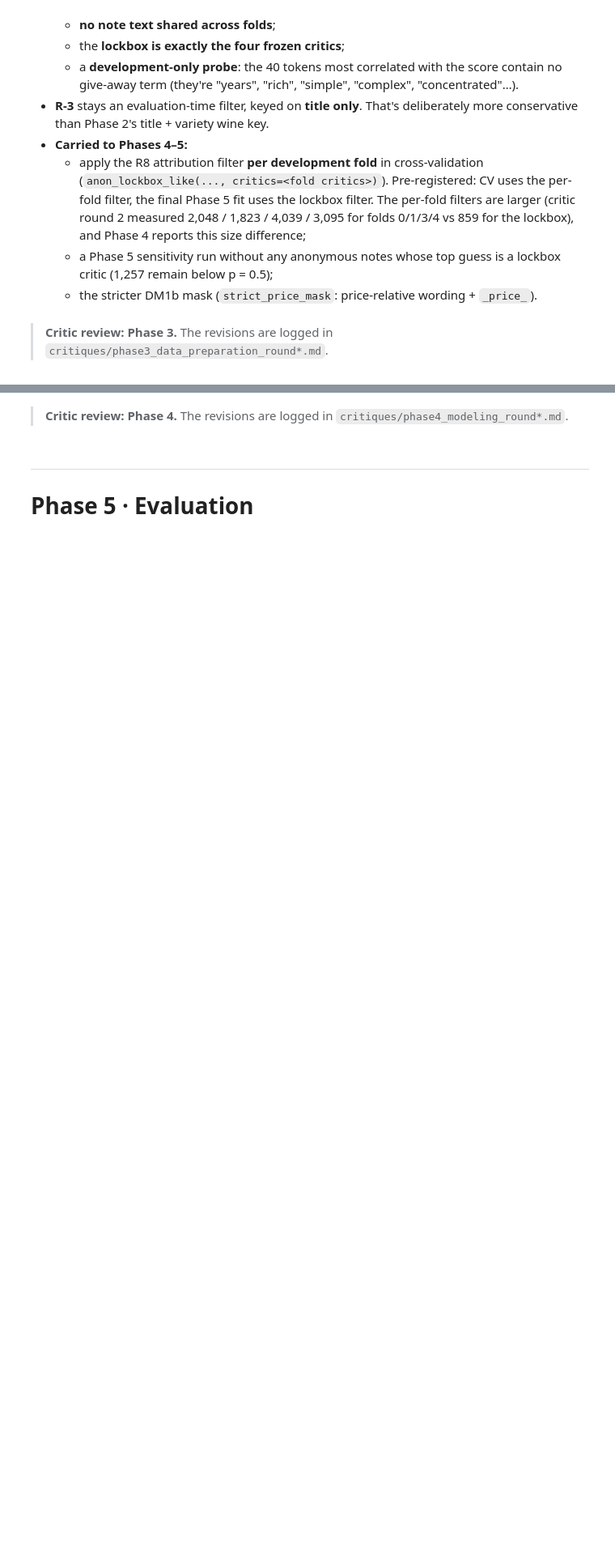
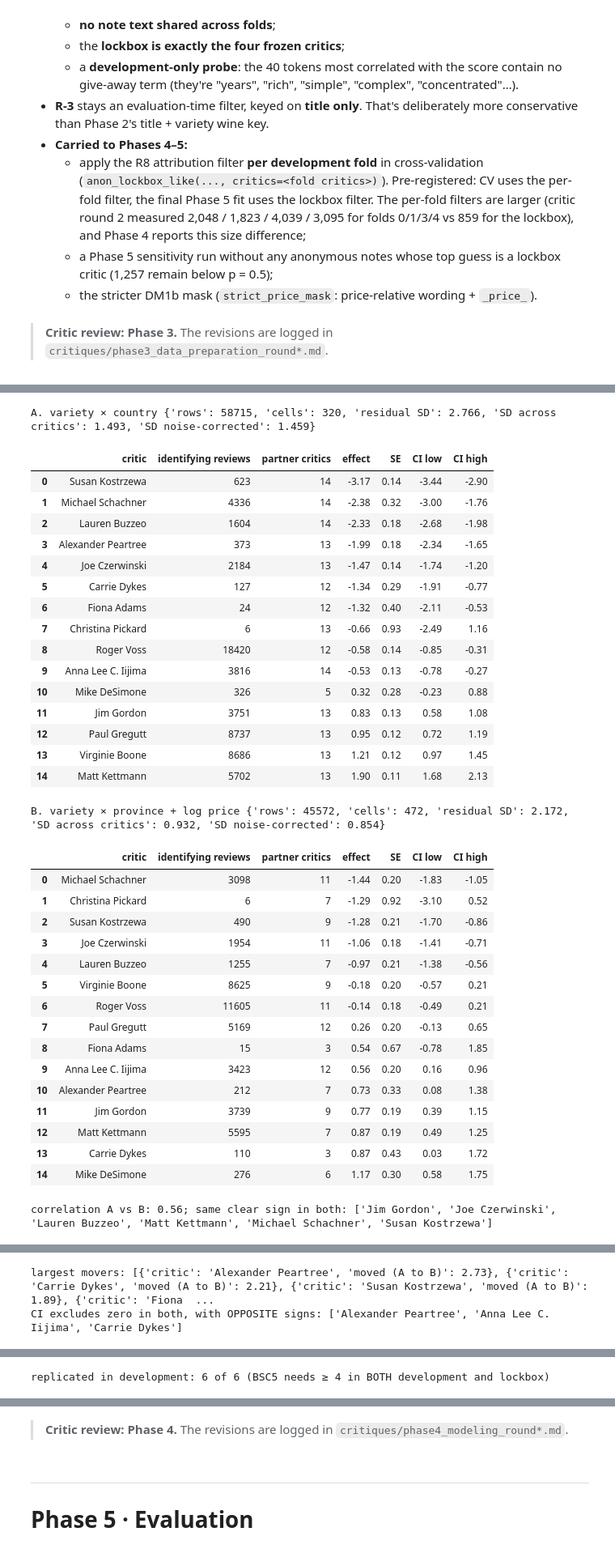
Before and after one commit to anita-agasaveeran/Assignment4, a Jupyter notebook: 01_CRISP-DM_Wine_Value/notebooks/CRISP_DM_Wine_Value.ipynb, the cells around one changed output, grey strips where cells are left out. Shown at 81% size. Drawn from its saved outputs; the diff is of its cells as text; code cells hidden in the pictures; blank space fills up the shorter version.

```diff
--- a/01_CRISP-DM_Wine_Value/notebooks/CRISP_DM_Wine_Value.ipynb
+++ b/01_CRISP-DM_Wine_Value/notebooks/CRISP_DM_Wine_Value.ipynb
@@ -1626,0 +2476,75 @@ model matrix (demo fit on 5,000 development reviews): 5,000 × 8,675 features
+# %%
+# 4.4h DM6 (§1.3): score ~ wine attributes + critic on all named development rows, one common baseline, CIs clustered by winery.
+# Only cells reviewed by two or more critics compare critics. The specification matters, so two are shown.
+from winevalue.insights import add_training_columns, critic_effects, critic_fixed_effects, hypothesis_tests
+dm6_a = critic_fixed_effects(dev_all)
+d6 = dev_all[dev_all["price"].notna()].assign(log_price=lambda x: np.log(x["price"]))
+dm6_b = critic_fixed_effects(d6, cell_keys=("variety", "province_model"), covariates=("log_price",))
+for label, t in [("A. variety × country", dm6_a), ("B. variety × province + log price", dm6_b)]:
+    print(label, {k: round(v, 3) for k, v in t.attrs.items()}); display(t.round(2))
+m6 = dm6_a.merge(dm6_b, on="critic", suffixes=(" A", " B"))
+m6["clear in both, same sign"] = (np.sign(m6["CI low A"]) == np.sign(m6["CI high A"])) & (np.sign(m6["CI low B"]) == np.sign(m6["CI high B"])) & (np.sign(m6["effect A"]) == np.sign(m6["effect B"]))
+print(f"correlation A vs B: {np.corrcoef(m6['effect A'], m6['effect B'])[0, 1]:.2f}; same clear sign in both: {sorted(m6.loc[m6['clear in both, same sign'], 'critic'])}")
+# Where the specification sensitivity comes from: add log price and province cells one at a time (same priced rows)
+d6v = {"A on priced rows": critic_fixed_effects(d6), "A + log price": critic_fixed_effects(d6, covariates=("log_price",)),
+       "variety × province cells": critic_fixed_effects(d6, cell_keys=("variety", "province_model")), "B (both)": dm6_b}
+ref = d6v["A on priced rows"].set_index("critic")["effect"]
+display(pd.DataFrame([{"variant": k, "SD across critics": v.attrs["SD across critics"], "r with A": np.corrcoef(ref.reindex(v["critic"]), v["effect"])[0, 1]}
+                      for k, v in d6v.items()]).set_index("variant").round(3))
+m6["moved (A to B)"] = (m6["effect B"] - m6["effect A"]).abs()
+flip = (np.sign(m6["CI low A"]) == np.sign(m6["CI high A"])) & (np.sign(m6["CI low B"]) == np.sign(m6["CI high B"])) & (np.sign(m6["effect A"]) != np.sign(m6["effect B"]))
+print("largest movers:", m6.nlargest(5, "moved (A to B)")[["critic", "moved (A to B)"]].round(2).to_dict("records"))
+print("CI excludes zero in both, with OPPOSITE signs:", sorted(m6.loc[flip, "critic"]))
+# H4 keeps its pre-registered statistic (separate from DM6), then the development half of BSC5 (H1-H6)
+ev_frame = pd.concat([add_training_columns(r["test"], r["train"]) for r in runs.values()])
+effects = critic_effects(ev_frame)
+display(effects.round(2))
+hyp_dev = hypothesis_tests(ev_frame)
+display(hyp_dev.drop(columns="statement").round(3))
+print(f"replicated in development: {int(hyp_dev['replicates'].sum())} of 6 (BSC5 needs ≥ {config.BSC5_MIN_REPLICATED} in BOTH development and lockbox)")
+# H5 by fold and within critic; H6 group sizes
+wr = ev_frame[ev_frame["in_value_pool"] & ev_frame["colour"].isin(["white", "red"])].assign(v=lambda x: x["points"] >= config.VALUE_MIN_POINTS)
+t5 = wr.pivot_table(index="fold", columns="colour", values="v", aggfunc="mean"); t5["white − red (pp)"] = 100 * (t5["white"] - t5["red"]); display(t5.round(3))
+c5 = wr.pivot_table(index="critic", columns="colour", values="v", aggfunc=["mean", "size"]).dropna()
+wt = c5[("size", "white")] + c5[("size", "red")]
+print(f"H5 review-weighted within-critic difference: {100 * np.average(c5[('mean', 'white')] - c5[('mean', 'red')], weights=wt):+.1f} pp")
+h5_seeds = pd.concat([hypothesis_tests(ev_frame, seed=s, which=("H5",)) for s in range(20)])
+print(f"H5 over 20 bootstrap seeds: LB {h5_seeds['90% LB'].min():.4f} to {h5_seeds['90% LB'].max():.4f}; replicates in {int(h5_seeds['replicates'].sum())} of 20")
+pool6 = ev_frame[ev_frame["in_value_pool"]]; strong = pool6["winery_track"] >= 89
+print(f"H6 strong-record group: {int(strong.sum())} of {len(pool6):,} wines ({strong.mean():.2%}); by fold {strong.groupby(pool6['fold']).sum().to_dict()}")
+# %% [output]
+A. variety × country {'rows': 58715, 'cells': 320, 'residual SD': 2.766, 'SD across critics': 1.493, 'SD noise-corrected': 1.459}
+|  | critic | identifying reviews | partner critics | effect | SE | CI low | CI high |
+| 0 | Susan Kostrzewa | 623 | 14 | -3.17 | 0.14 | -3.44 | -2.90 |
+| 1 | Michael Schachner | 4336 | 14 | -2.38 | 0.32 | -3.00 | -1.76 |
+| 2 | Lauren Buzzeo | 1604 | 14 | -2.33 | 0.18 | -2.68 | -1.98 |
+| 3 | Alexander Peartree | 373 | 13 | -1.99 | 0.18 | -2.34 | -1.65 |
+| 4 | Joe Czerwinski | 2184 | 13 | -1.47 | 0.14 | -1.74 | -1.20 |
+| 5 | Carrie Dykes | 127 | 12 | -1.34 | 0.29 | -1.91 | -0.77 |
+| 6 | Fiona Adams | 24 | 12 | -1.32 | 0.40 | -2.11 | -0.53 |
+| 7 | Christina Pickard | 6 | 13 | -0.66 | 0.93 | -2.49 | 1.16 |
+| 8 | Roger Voss | 18420 | 12 | -0.58 | 0.14 | -0.85 | -0.31 |
+| 9 | Anna Lee C. Iijima | 3816 | 14 | -0.53 | 0.13 | -0.78 | -0.27 |
+| 10 | Mike DeSimone | 326 | 5 | 0.32 | 0.28 | -0.23 | 0.88 |
+| 11 | Jim Gordon | 3751 | 13 | 0.83 | 0.13 | 0.58 | 1.08 |
+| 12 | Paul Gregutt | 8737 | 13 | 0.95 | 0.12 | 0.72 | 1.19 |
+| 13 | Virginie Boone | 8686 | 13 | 1.21 | 0.12 | 0.97 | 1.45 |
+| 14 | Matt Kettmann | 5702 | 13 | 1.90 | 0.11 | 1.68 | 2.13 |
+B. variety × province + log price {'rows': 45572, 'cells': 472, 'residual SD': 2.172, 'SD across critics': 0.932, 'SD noise-corrected': 0.854}
+|  | critic | identifying reviews | partner critics | effect | SE | CI low | CI high |
+| 0 | Michael Schachner | 3098 | 11 | -1.44 | 0.20 | -1.83 | -1.05 |
+| 1 | Christina Pickard | 6 | 7 | -1.29 | 0.92 | -3.10 | 0.52 |
+| 2 | Susan Kostrzewa | 490 | 9 | -1.28 | 0.21 | -1.70 | -0.86 |
+| 3 | Joe Czerwinski | 1954 | 11 | -1.06 | 0.18 | -1.41 | -0.71 |
+| 4 | Lauren Buzzeo | 1255 | 7 | -0.97 | 0.21 | -1.38 | -0.56 |
+| 5 | Virginie Boone | 8625 | 9 | -0.18 | 0.20 | -0.57 | 0.21 |
+| 6 | Roger Voss | 11605 | 11 | -0.14 | 0.18 | -0.49 | 0.21 |
+| 7 | Paul Gregutt | 5169 | 12 | 0.26 | 0.20 | -0.13 | 0.65 |
+| 8 | Fiona Adams | 15 | 3 | 0.54 | 0.67 | -0.78 | 1.85 |
+| 9 | Anna Lee C. Iijima | 3423 | 12 | 0.56 | 0.20 | 0.16 | 0.96 |
+| 10 | Alexander Peartree | 212 | 7 | 0.73 | 0.33 | 0.08 | 1.38 |
+| 11 | Jim Gordon | 3739 | 9 | 0.77 | 0.19 | 0.39 | 1.15 |
+| 12 | Matt Kettmann | 5595 | 7 | 0.87 | 0.19 | 0.49 | 1.25 |
+| 13 | Carrie Dykes | 110 | 3 | 0.87 | 0.43 | 0.03 | 1.72 |
+| 14 | Mike DeSimone | 276 | 6 | 1.17 | 0.30 | 0.58 | 1.75 |
+correlation A vs B: 0.56; same clear sign in both: ['Jim Gordon', 'Joe Czerwinski', 'Lauren Buzzeo', 'Matt Kettmann', 'Michael Schachner', 'Susan Kostrzewa']
@@ -1626,0 +2557,2 @@ model matrix (demo fit on 5,000 development reviews): 5,000 × 8,675 features
+largest movers: [{'critic': 'Alexander Peartree', 'moved (A to B)': 2.73}, {'critic': 'Carrie Dykes', 'moved (A to B)': 2.21}, {'critic': 'Susan Kostrzewa', 'moved (A to B)': 1.89}, {'critic': 'Fiona  ...
+CI excludes zero in both, with OPPOSITE signs: ['Alexander Peartree', 'Anna Lee C. Iijima', 'Carrie Dykes']
@@ -1626,0 +2582 @@ model matrix (demo fit on 5,000 development reviews): 5,000 × 8,675 features
+replicated in development: 6 of 6 (BSC5 needs ≥ 4 in BOTH development and lockbox)
```
Also changed, not shown: parts of 32 cells of this notebook, 45 other files.
